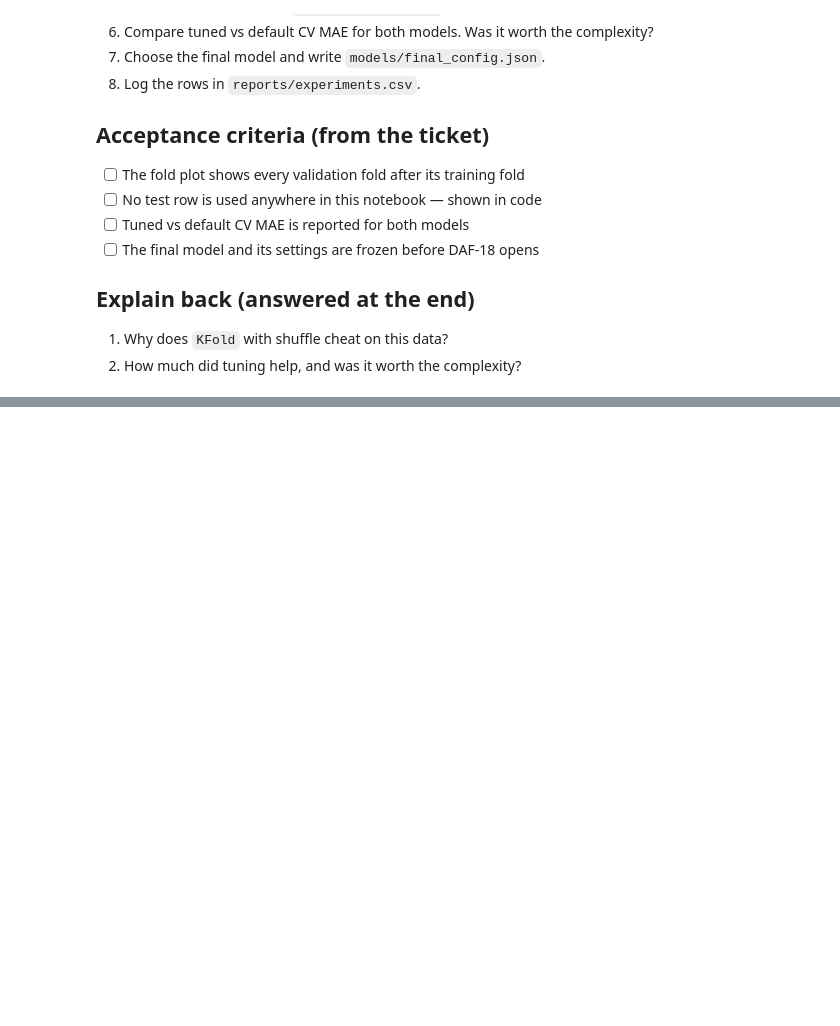
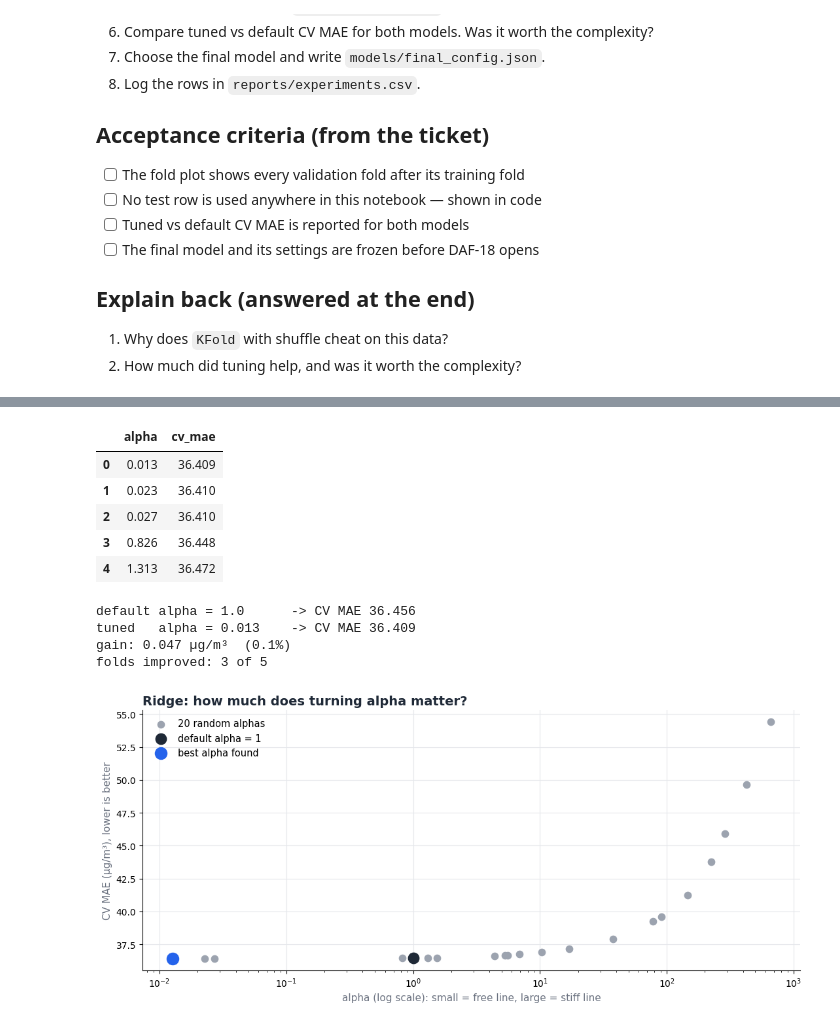
Before and after one commit to coderkali/machine_learning, a Jupyter notebook: 18_Projects/01_Delhi_Air_Forecast/notebooks/17_tuning.ipynb, the cells around one changed output, grey strips where cells are left out. Drawn from its saved outputs; the diff is of its cells as text; code cells hidden in the pictures; blank space fills up the shorter version.

```diff
--- a/18_Projects/01_Delhi_Air_Forecast/notebooks/17_tuning.ipynb
+++ b/18_Projects/01_Delhi_Air_Forecast/notebooks/17_tuning.ipynb
@@ -92,0 +762,65 @@ This is the proposed plan. Each step is added to this notebook only when we star
+# %%
+# Continues from Steps 1 to 3: train, feature_names, splits, X, y, default_cv, default_table.
+from scipy.stats import loguniform
+from sklearn.model_selection import RandomizedSearchCV
+
+# --- 1. The student, and the one knob we are allowed to turn -------------------------------
+ridge_pipe = Pipeline([("scale", StandardScaler()), ("model", Ridge(solver="lsqr"))])   # alpha is left open
+alpha_choices = {"model__alpha": loguniform(1e-2, 1e3)}      # any value from 0.01 to 1000, spread evenly on a log scale
+
+# --- 2. The search: 20 random alphas x our 5 honest folds = 100 mock tests ------------------
+ridge_search = RandomizedSearchCV(
+    ridge_pipe,
+    param_distributions=alpha_choices,
+    n_iter=20,                                       # try 20 random alphas
+    cv=splits,                                       # the honest folds from Step 2, nothing else
+    scoring="neg_mean_absolute_error",
+    random_state=0,                                  # same 20 alphas on every run
+    refit=False,                                     # no final model yet: that is DAF-18's job
+)
+ridge_search.fit(X, y)                               # only train rows go in
+
+# --- 3. Read the results: one row per alpha, best first -------------------------------------
+results = pd.DataFrame(ridge_search.cv_results_)
+ridge_results = pd.DataFrame({
+    "alpha": results["param_model__alpha"].astype(float),
+    "cv_mae": -results["mean_test_score"],           # average of the 5 folds, back to plain MAE
+}).sort_values("cv_mae").reset_index(drop=True)
+display(ridge_results.head(5).round(3))
+
+# --- 4. Tuned vs default, on the same five folds ---------------------------------------------
+best_row = results.loc[ridge_search.best_index_]
+tuned_ridge_folds = np.array([-best_row[f"split{k}_test_score"] for k in range(5)])    # 5 fold scores of the winner
+default_ridge_folds = default_cv["ridge"]                                              # from Step 3 (alpha = 1.0)
+best_alpha = ridge_search.best_params_["model__alpha"]
+print(f"default alpha = 1.0      -> CV MAE {default_ridge_folds.mean():.3f}")
+print(f"tuned   alpha = {best_alpha:<8.3f} -> CV MAE {tuned_ridge_folds.mean():.3f}")
+print(f"gain: {default_ridge_folds.mean() - tuned_ridge_folds.mean():.3f} µg/m³  "
+      f"({(default_ridge_folds.mean() - tuned_ridge_folds.mean()) / default_ridge_folds.mean():.1%})")
+print("folds improved:", int((tuned_ridge_folds < default_ridge_folds).sum()), "of 5")
+
+# --- 5. Draw all 20 tries: where is the knob good, where is it bad? --------------------------
+fig, ax = plt.subplots(figsize=(11, 5))
+ax.scatter(ridge_results["alpha"], ridge_results["cv_mae"], s=55, color=rs.BAR, zorder=3, label="20 random alphas")
+ax.scatter([1.0], [default_ridge_folds.mean()], s=140, color=rs.INK, zorder=4, label="default alpha = 1")
+ax.scatter([best_alpha], [tuned_ridge_folds.mean()], s=170, color=rs.ACCENT, zorder=5, label="best alpha found")
+ax.set_xscale("log")
+ax.set_xlabel("alpha (log scale): small = free line, large = stiff line", fontsize=11, color=rs.MUTED)
+ax.set_ylabel("CV MAE (µg/m³), lower is better", fontsize=11, color=rs.MUTED)
+ax.set_title("Ridge: how much does turning alpha matter?", loc="left", fontsize=14, fontweight="bold", color=rs.INK)
+ax.grid(color=rs.GRID); ax.set_axisbelow(True); ax.legend(frameon=False, fontsize=10.5)
+for side in ("top", "right"):
+    ax.spines[side].set_visible(False)
+plt.tight_layout(); plt.show()
+# %% [output]
+|  | alpha | cv_mae |
+| 0 | 0.013 | 36.409 |
+| 1 | 0.023 | 36.410 |
+| 2 | 0.027 | 36.410 |
+| 3 | 0.826 | 36.448 |
+| 4 | 1.313 | 36.472 |
+default alpha = 1.0      -> CV MAE 36.456
+tuned   alpha = 0.013    -> CV MAE 36.409
+gain: 0.047 µg/m³  (0.1%)
+folds improved: 3 of 5
+[figure, added]
```
Also changed, not shown: parts of 46 cells of this notebook, 14 other files.
